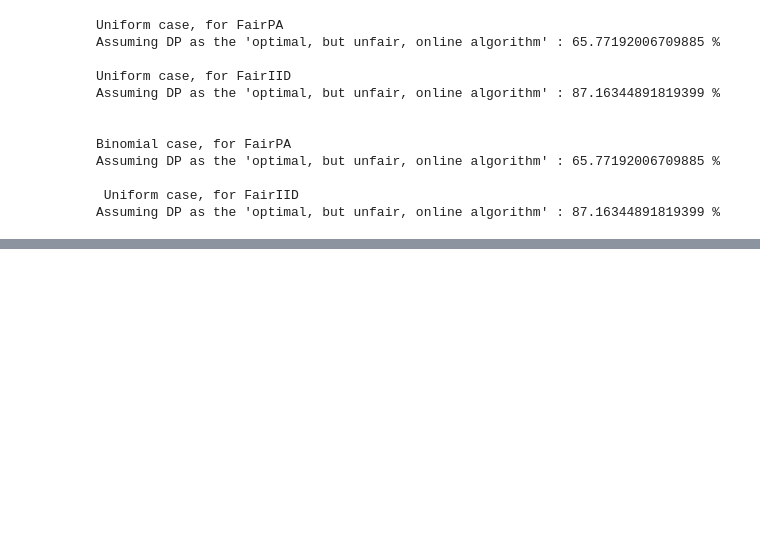
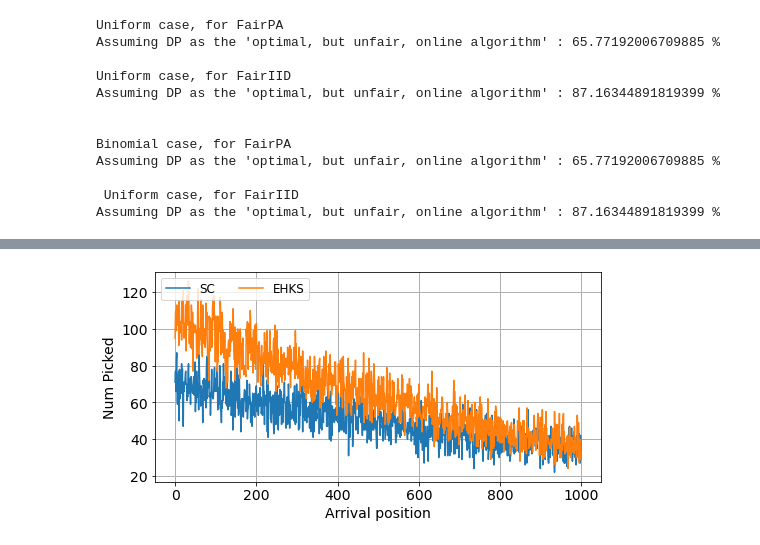
Before and after one commit to pimpraat/FACT-Ai, a Jupyter notebook: python implementation/prophet/prophet_results.ipynb, the cells around one changed output, grey strips where cells are left out. Saved outputs shown, nothing was run; the diff lists cells and outputs as text; code cells hidden in the pictures; blank space fills up the shorter version.

```diff
--- a/python implementation/prophet/prophet_results.ipynb
+++ b/python implementation/prophet/prophet_results.ipynb
@@ -145,0 +168,18 @@ plt.savefig("images/binomial_distribution/50kExperiments_binomial.png")
+# %%
+plt.subplots_adjust(bottom=0.15)
+plt.rcParams["figure.figsize"] = (8,3)
+plt.rcParams.update({'font.size': 14})
+# plt.plot(range(0,1000), load('data/FairPA_positions100k.npy'), label="FairPA")
+# plt.plot(range(0,1000), load('data/FairIID_positions100k.npy'), label="Fair IID")
+plt.plot(range(0,1000), load('data/SC_positions100k.npy'), label="SC")
+plt.plot(range(0,1000), load('data/EHKS_positions100k.npy'), label="EHKS")
+# plt.plot(range(0,1000), load('data/DP_positions100k.npy'), label="DP")
+plt.grid(visible=True, linewidth=1)
+plt.xlabel("Arrival position")
+plt.ylabel("Num Picked")
+# plt.title("Binomial distribution with 1k candidates, and 50k experiments")
+plt.rcParams.update({'font.size': 12})
+plt.legend(loc="upper left", ncol=5)
+plt.savefig("images/binomial_distribution/100kExperiments_binomial.png")
+# %% [output]
+[figure, added]
```
Also changed, not shown: parts of 4 cells of this notebook, 24 other files.
